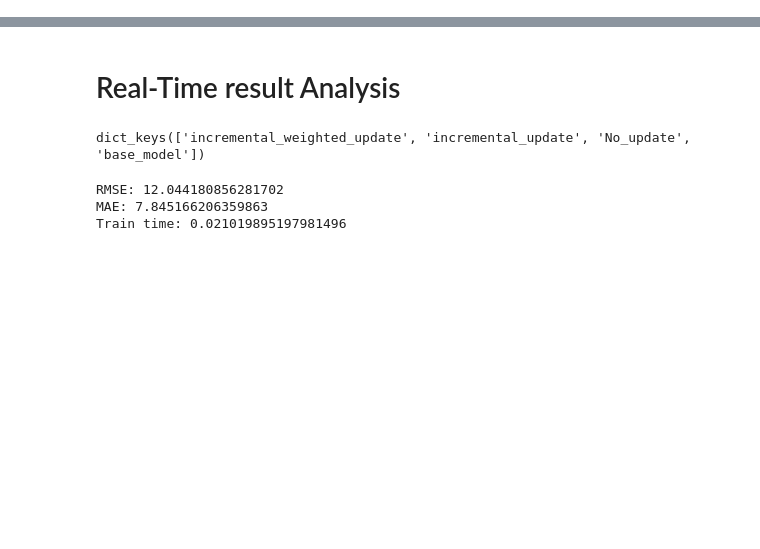
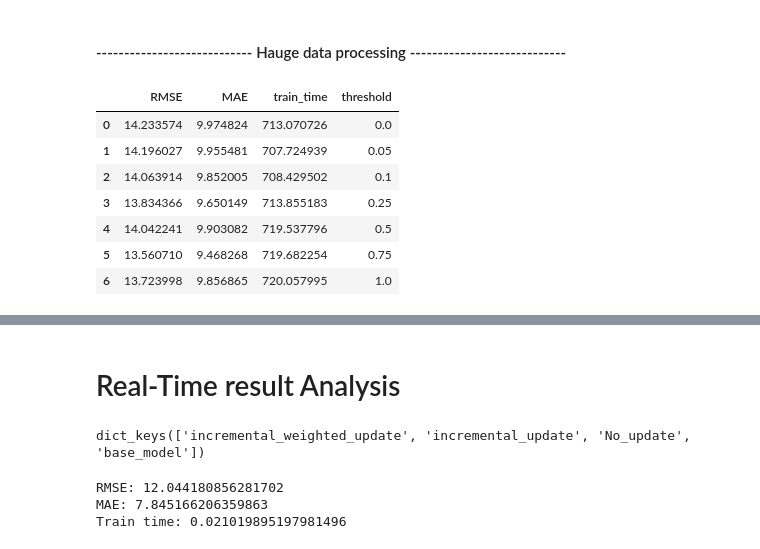
Before and after one commit to himanshudce/OWRI, a Jupyter notebook: notebooks/result_analysis.ipynb, the cells around one changed output, grey strips where cells are left out. Cells and saved outputs as stored; diff of their text form; code cells hidden in the pictures; blank space fills up the shorter version.

Commit message:
graphs for results

```diff
--- a/notebooks/result_analysis.ipynb
+++ b/notebooks/result_analysis.ipynb
@@ -32,0 +69,34 @@ warnings.filterwarnings('ignore')
+# %% [markdown]
+#### ---------------------------- Hauge data processing ----------------------------
+# %%
+# results save path
+outlier_model_name = 'DAE'
+data_name = 'hauge'
+base_result_path = f'../results/{data_name}/LSTM'
+exp_name = f'univariate_{outlier_model_name}_outlier_weighted.pkl'
+load_path = os.path.join(base_result_path, exp_name)
+# %%
+# load results
+with open(load_path, 'rb') as f:
+    results = pickle.load(f)
+# %%
+if data_name == 'hauge':
+    results = mod_dict(results)
+# %%
+result_dict = extract_results(results)
+# %%
+# make dataframe
+df = pd.DataFrame(result_dict).T
+df['threshold'] = df.index
+df['threshold'] = df['threshold'].astype(str)
+df.reset_index(drop=True, inplace=True)
+df
+# %% [output]
+|  | RMSE | MAE | train_time | threshold |
+| 0 | 14.233574 | 9.974824 | 713.070726 | 0.0 |
+| 1 | 14.196027 | 9.955481 | 707.724939 | 0.05 |
+| 2 | 14.063914 | 9.852005 | 708.429502 | 0.1 |
+| 3 | 13.834366 | 9.650149 | 713.855183 | 0.25 |
+| 4 | 14.042241 | 9.903082 | 719.537796 | 0.5 |
+| 5 | 13.560710 | 9.468268 | 719.682254 | 0.75 |
+| 6 | 13.723998 | 9.856865 | 720.057995 | 1.0 |
```
Also changed, not shown: parts of 44 cells of this notebook, 4 other files.
